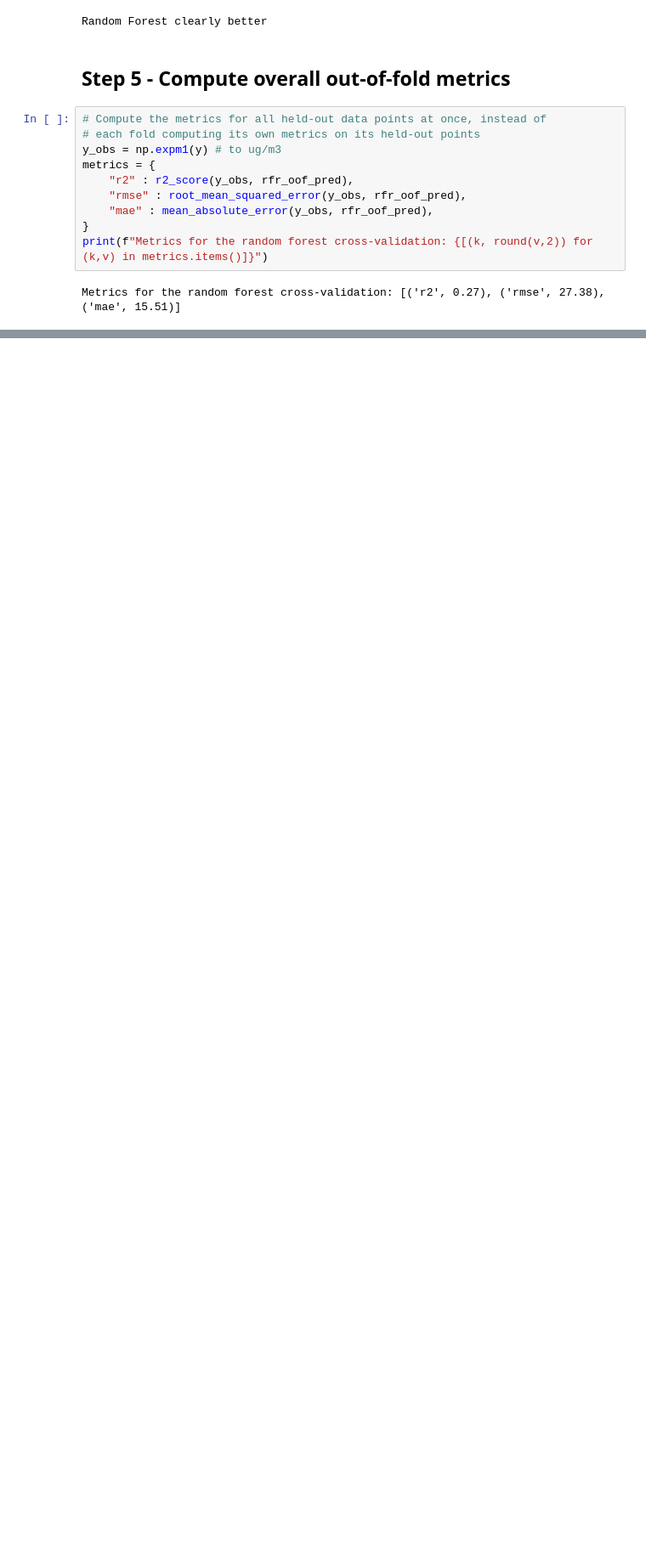
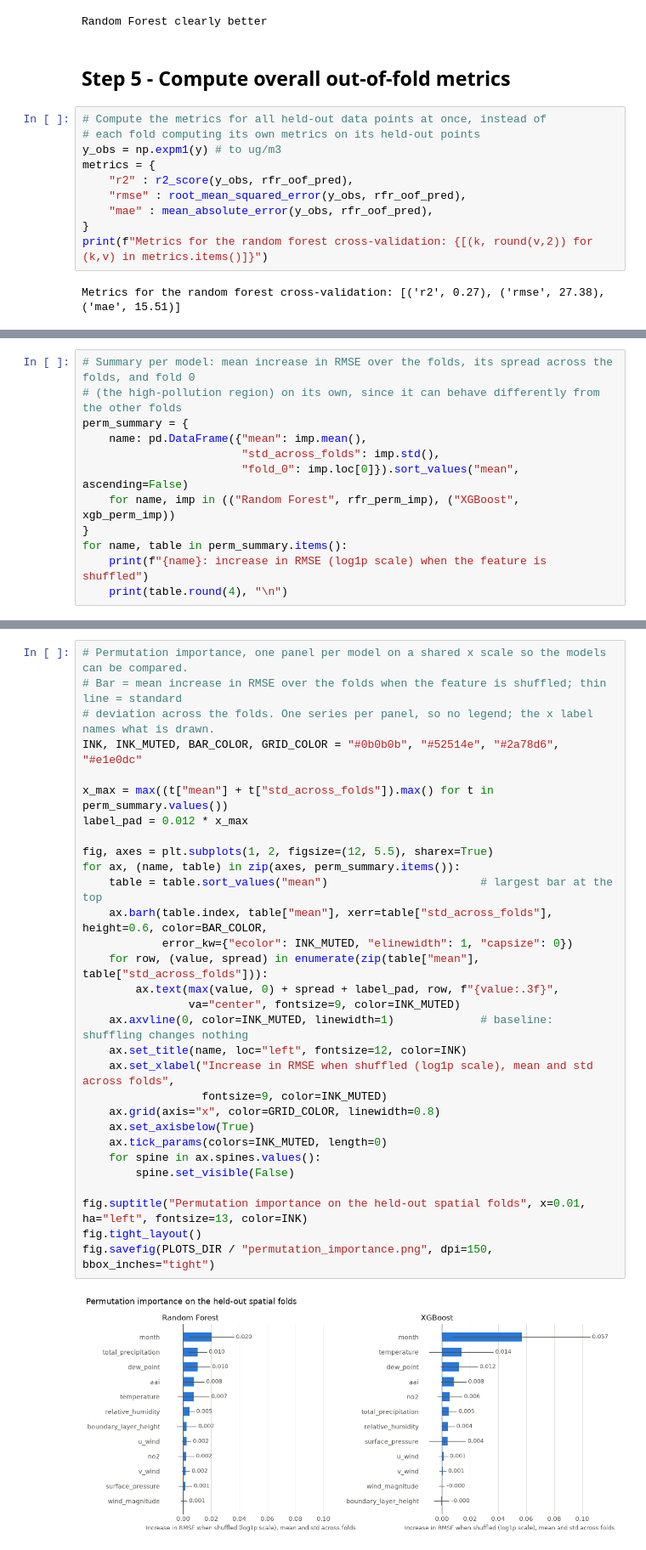
Before and after one commit to tisolab/monitoring-deserts, a Jupyter notebook: noteboox/09_model_training.ipynb, the cells around one changed output, grey strips where cells are left out. Shown at 85% size. Saved outputs shown, nothing was run; the diff lists cells and outputs as text; blank space fills up the shorter version.

```diff
--- a/noteboox/09_model_training.ipynb
+++ b/noteboox/09_model_training.ipynb
@@ -240,0 +299,12 @@ Metrics for the random forest cross-validation: [('r2', 0.27), ('rmse', 27.38),
+# %%
+# Summary per model: mean increase in RMSE over the folds, its spread across the folds, and fold 0
+# (the high-pollution region) on its own, since it can behave differently from the other folds
+perm_summary = {
+    name: pd.DataFrame({"mean": imp.mean(),
+                        "std_across_folds": imp.std(),
+                        "fold_0": imp.loc[0]}).sort_values("mean", ascending=False)
+    for name, imp in (("Random Forest", rfr_perm_imp), ("XGBoost", xgb_perm_imp))
+}
+for name, table in perm_summary.items():
+    print(f"{name}: increase in RMSE (log1p scale) when the feature is shuffled")
+    print(table.round(4), "\n")
@@ -240,0 +329,32 @@ Metrics for the random forest cross-validation: [('r2', 0.27), ('rmse', 27.38),
+# %%
+# Permutation importance, one panel per model on a shared x scale so the models can be compared.
+# Bar = mean increase in RMSE over the folds when the feature is shuffled; thin line = standard
+# deviation across the folds. One series per panel, so no legend; the x label names what is drawn.
+INK, INK_MUTED, BAR_COLOR, GRID_COLOR = "#0b0b0b", "#52514e", "#2a78d6", "#e1e0dc"
+
+x_max = max((t["mean"] + t["std_across_folds"]).max() for t in perm_summary.values())
+label_pad = 0.012 * x_max
+
+fig, axes = plt.subplots(1, 2, figsize=(12, 5.5), sharex=True)
+for ax, (name, table) in zip(axes, perm_summary.items()):
+    table = table.sort_values("mean")                       # largest bar at the top
+    ax.barh(table.index, table["mean"], xerr=table["std_across_folds"], height=0.6, color=BAR_COLOR,
+            error_kw={"ecolor": INK_MUTED, "elinewidth": 1, "capsize": 0})
+    for row, (value, spread) in enumerate(zip(table["mean"], table["std_across_folds"])):
+        ax.text(max(value, 0) + spread + label_pad, row, f"{value:.3f}",
+                va="center", fontsize=9, color=INK_MUTED)
+    ax.axvline(0, color=INK_MUTED, linewidth=1)             # baseline: shuffling changes nothing
+    ax.set_title(name, loc="left", fontsize=12, color=INK)
+    ax.set_xlabel("Increase in RMSE when shuffled (log1p scale), mean and std across folds",
+                  fontsize=9, color=INK_MUTED)
+    ax.grid(axis="x", color=GRID_COLOR, linewidth=0.8)
+    ax.set_axisbelow(True)
+    ax.tick_params(colors=INK_MUTED, length=0)
+    for spine in ax.spines.values():
+        spine.set_visible(False)
+
+fig.suptitle("Permutation importance on the held-out spatial folds", x=0.01, ha="left", fontsize=13, color=INK)
+fig.tight_layout()
+fig.savefig(PLOTS_DIR / "permutation_importance.png", dpi=150, bbox_inches="tight")
+# %% [output]
+[figure, added]
```
Also changed, not shown: parts of 27 cells of this notebook.
